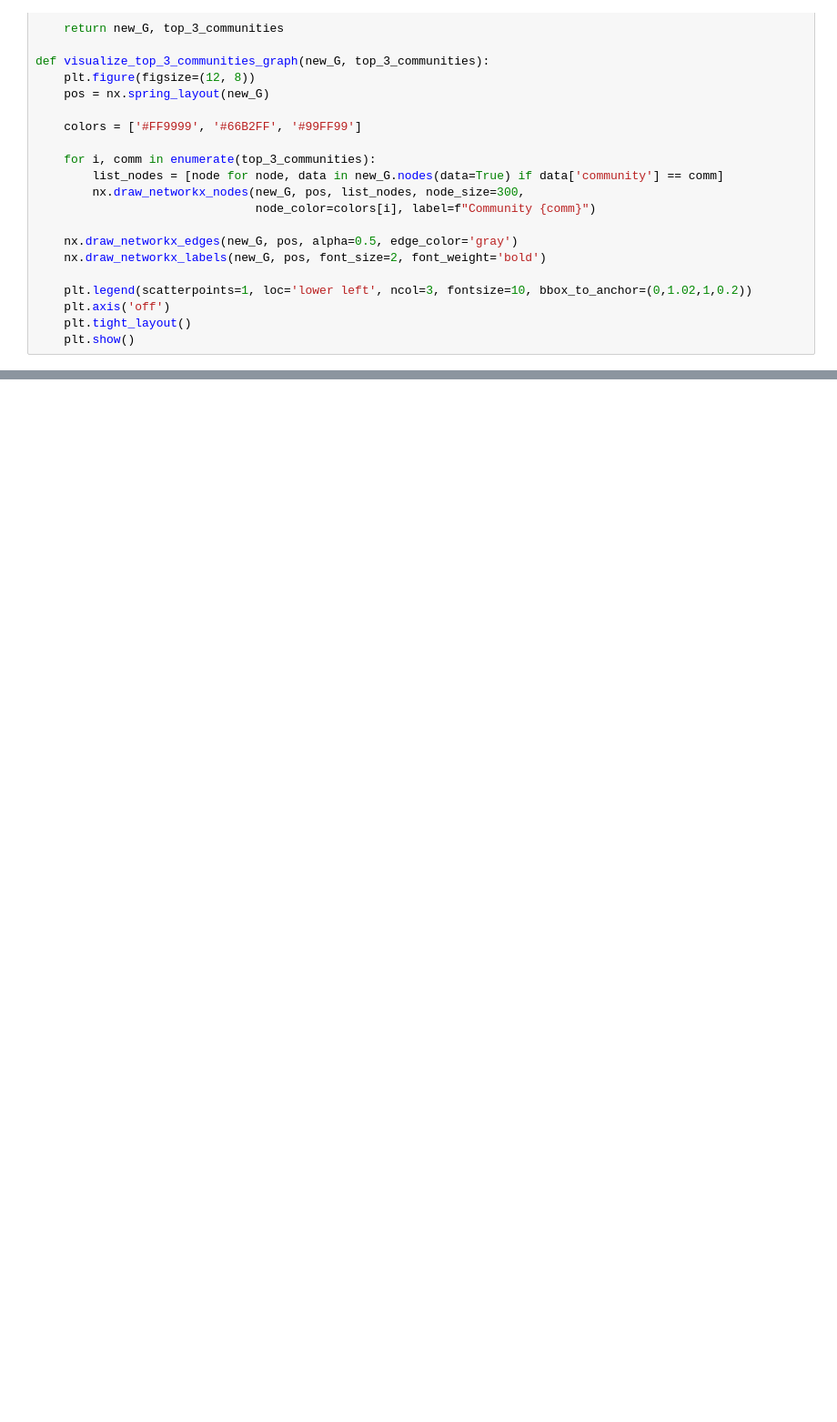
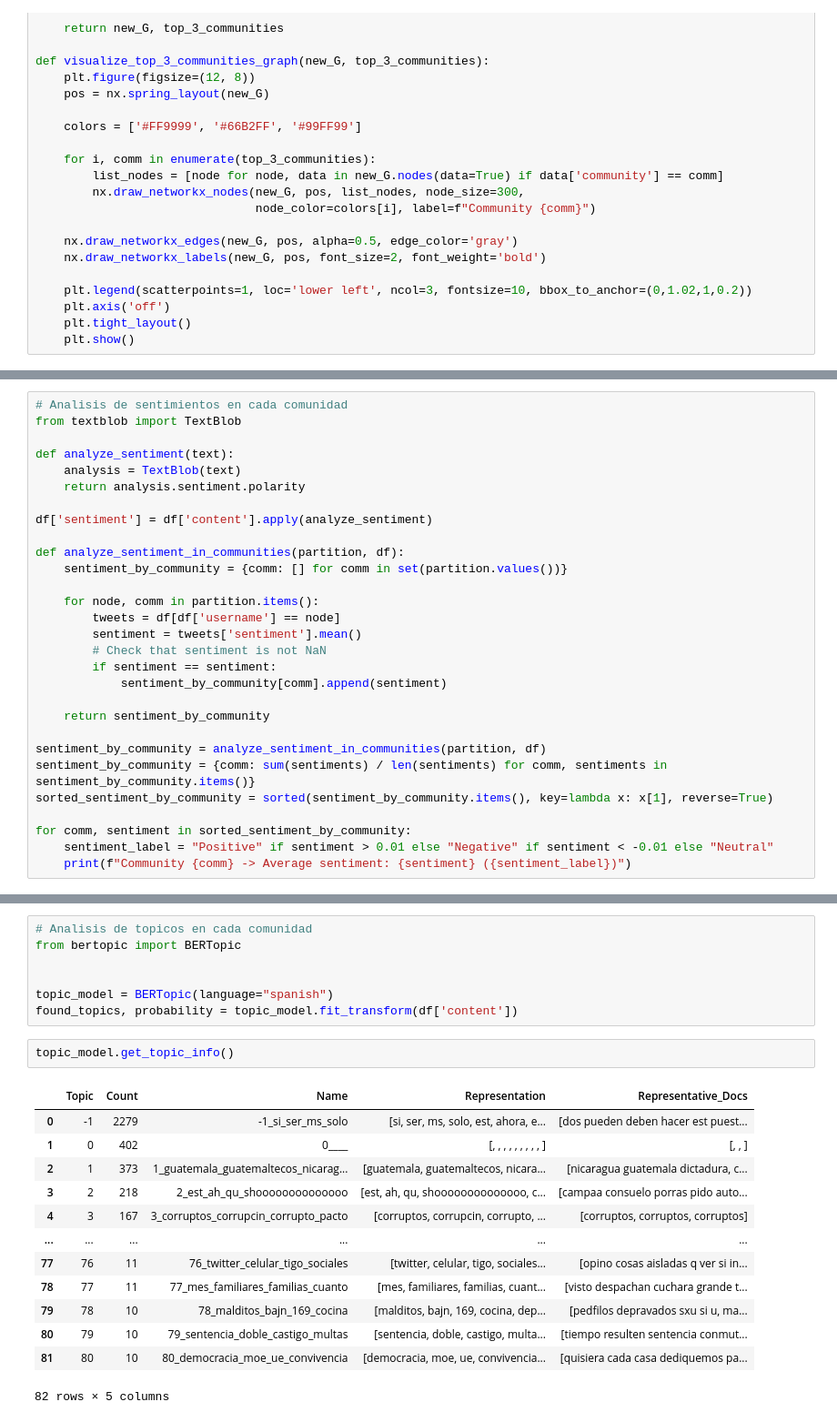
Before and after one commit to estebandonis/SocialMediaAnalysis-DataScience, a Jupyter notebook: lab7.ipynb, the cells around one changed output, grey strips where cells are left out. Shown at 91% size. Saved outputs shown, nothing was run; the diff lists cells and outputs as text; blank space fills up the shorter version.

Commit message:
groups, topics and sentiment analysis

```diff
--- a/lab7.ipynb
+++ b/lab7.ipynb
@@ -483,0 +567,29 @@ visualize_top_3_communities_graph(new_G, top_3_communities)
+# %%
+# Analisis de sentimientos en cada comunidad
+from textblob import TextBlob
+
+def analyze_sentiment(text):
+    analysis = TextBlob(text)
+    return analysis.sentiment.polarity
+
+df['sentiment'] = df['content'].apply(analyze_sentiment)
+
+def analyze_sentiment_in_communities(partition, df):
+    sentiment_by_community = {comm: [] for comm in set(partition.values())}
+
+    for node, comm in partition.items():
+        tweets = df[df['username'] == node]
+        sentiment = tweets['sentiment'].mean()
+        # Check that sentiment is not NaN
+        if sentiment == sentiment:
+            sentiment_by_community[comm].append(sentiment)
+
+    return sentiment_by_community
+
+sentiment_by_community = analyze_sentiment_in_communities(partition, df)
+sentiment_by_community = {comm: sum(sentiments) / len(sentiments) for comm, sentiments in sentiment_by_community.items()}
+sorted_sentiment_by_community = sorted(sentiment_by_community.items(), key=lambda x: x[1], reverse=True)
+
+for comm, sentiment in sorted_sentiment_by_community:
+    sentiment_label = "Positive" if sentiment > 0.01 else "Negative" if sentiment < -0.01 else "Neutral"
+    print(f"Community {comm} -> Average sentiment: {sentiment} ({sentiment_label})")
@@ -483,0 +614,23 @@ visualize_top_3_communities_graph(new_G, top_3_communities)
+# %%
+# Analisis de topicos en cada comunidad
+from bertopic import BERTopic
+
+
+topic_model = BERTopic(language="spanish")
+found_topics, probability = topic_model.fit_transform(df['content'])
+# %%
+topic_model.get_topic_info()
+# %% [output]
+|  | Topic | Count | Name | Representation | Representative_Docs |
+| 0 | -1 | 2279 | -1_si_ser_ms_solo | [si, ser, ms, solo, est, ahora, e... | [dos pueden deben hacer est puest... |
+| 1 | 0 | 402 | 0____ | [, , , , , , , , , ] | [, , ] |
+| 2 | 1 | 373 | 1_guatemala_guatemaltecos_nicarag... | [guatemala, guatemaltecos, nicara... | [nicaragua guatemala dictadura, c... |
+| 3 | 2 | 218 | 2_est_ah_qu_shoooooooooooooo | [est, ah, qu, shoooooooooooooo, c... | [campaa consuelo porras pido auto... |
+| 4 | 3 | 167 | 3_corruptos_corrupcin_corrupto_pacto | [corruptos, corrupcin, corrupto, ... | [corruptos, corruptos, corruptos] |
+| ... | ... | ... | ... | ... | ... |
+| 77 | 76 | 11 | 76_twitter_celular_tigo_sociales | [twitter, celular, tigo, sociales... | [opino cosas aisladas q ver si in... |
+| 78 | 77 | 11 | 77_mes_familiares_familias_cuanto | [mes, familiares, familias, cuant... | [visto despachan cuchara grande t... |
+| 79 | 78 | 10 | 78_malditos_bajn_169_cocina | [malditos, bajn, 169, cocina, dep... | [pedfilos depravados sxu si u, ma... |
+| 80 | 79 | 10 | 79_sentencia_doble_castigo_multas | [sentencia, doble, castigo, multa... | [tiempo resulten sentencia conmut... |
+| 81 | 80 | 10 | 80_democracia_moe_ue_convivencia | [democracia, moe, ue, convivencia... | [quisiera cada casa dediquemos pa... |
+82 rows × 5 columns
```
Also changed, not shown: parts of 19 cells of this notebook, 1 other file.
